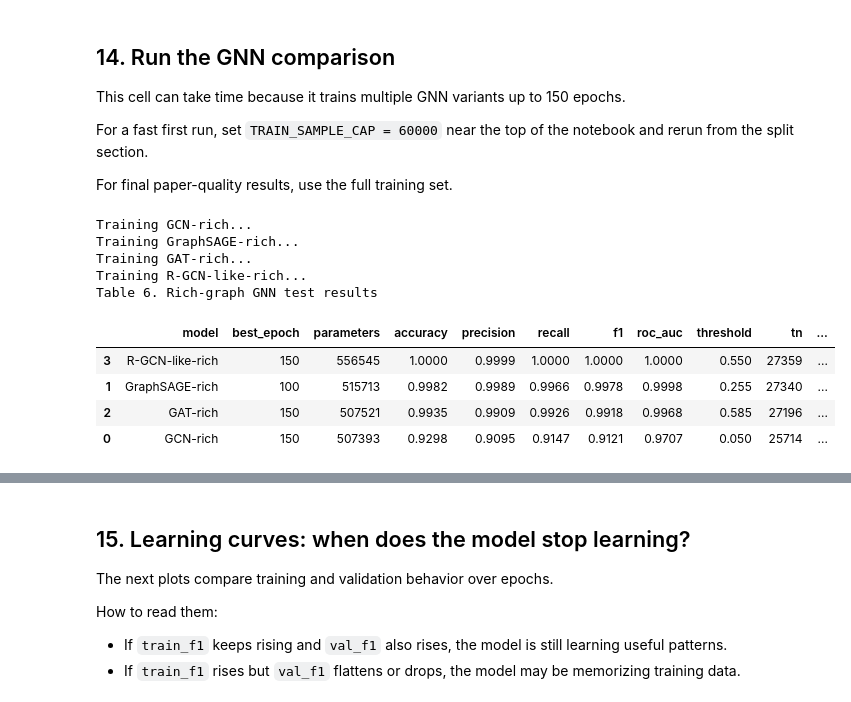
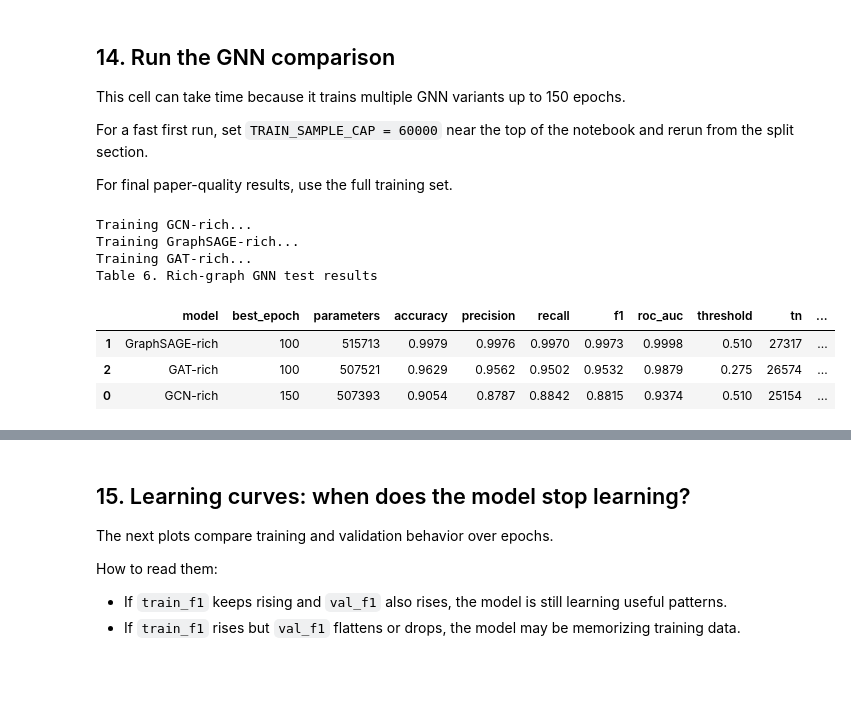
Before and after one commit to hectorcas13/iiot-intrusion-detection-gnn, a Jupyter notebook: notebooks/Rich Graph GNN Experiments.ipynb, the cells around one changed output, grey strips where cells are left out. Cells and saved outputs as stored; diff of their text form; code cells hidden in the pictures; blank space fills up the shorter version.

```diff
--- a/notebooks/Rich Graph GNN Experiments.ipynb
+++ b/notebooks/Rich Graph GNN Experiments.ipynb
@@ -654,6 +689,5 @@ We build:
 # %%
 A = np.zeros((n_nodes, n_nodes), dtype=np.float32)
-relation_adj = {rel: np.zeros((n_nodes, n_nodes), dtype=np.float32) for rel in RELATIONS}
 
 for (u, v, rel), weight in edge_counter.items():
     if u not in node_to_idx or v not in node_to_idx:
@@ -661,12 +695,8 @@ for (u, v, rel), weight in edge_counter.items():
     i, j = node_to_idx[u], node_to_idx[v]
     A[i, j] = 1.0
     A[j, i] = 1.0
-    relation_adj[rel][i, j] = 1.0
-    relation_adj[rel][j, i] = 1.0
 
 np.fill_diagonal(A, 1.0)
-for rel in RELATIONS:
-    np.fill_diagonal(relation_adj[rel], 1.0)
 
 # Normalized adjacency for GCN.
 deg = A.sum(axis=1)
@@ -675,15 +705,11 @@ A_norm = torch.tensor(D_inv_sqrt @ A @ D_inv_sqrt, dtype=torch.float32)
 
 # Mean adjacency for GraphSAGE.
 A_mean = torch.tensor(A / np.maximum(deg[:, None], 1e-8), dtype=torch.float32)
+
+# Boolean neighbor mask for GAT attention.
 A_mask = torch.tensor(A > 0, dtype=torch.bool)
 
-relation_norm = []
-for rel in RELATIONS:
-    R = relation_adj[rel]
-    rdeg = R.sum(axis=1)
-    relation_norm.append(torch.tensor(R / np.maximum(rdeg[:, None], 1e-8), dtype=torch.float32))
-
 print('Adjacency shape:', A_norm.shape)
-print('Relation matrices:', len(relation_norm))
+print('Graph edges represented:', int(A.sum() - n_nodes) // 2)
 # %% [output]
 Adjacency shape: torch.Size([7668, 7668])
@@ -1033,33 +1019,30 @@ For final paper-quality results, use the full training set.
 # %%
 gnn_variants = {
     'GCN-rich': lambda: GCNEncoder(n_nodes=n_nodes, hidden_dim=HIDDEN_DIM),
     'GraphSAGE-rich': lambda: GraphSAGEEncoder(n_nodes=n_nodes, hidden_dim=HIDDEN_DIM),
     'GAT-rich': lambda: GATEncoder(n_nodes=n_nodes, hidden_dim=HIDDEN_DIM),
-    'R-GCN-like-rich': lambda: RGCNLikeEncoder(n_nodes=n_nodes, hidden_dim=HIDDEN_DIM, n_relations=len(RELATIONS)),
 }
 
 all_history = []
 all_test_metrics = []
 
 for model_name, factory in gnn_variants.items():
     print(f'Training {model_name}...')
     history_df, test_metrics = train_gnn_variant(model_name, factory)
     all_history.append(history_df)
     all_test_metrics.append(test_metrics)
 
 history_df = pd.concat(all_history, ignore_index=True)
 gnn_results_df = pd.DataFrame(all_test_metrics)
 
 print('Table 6. Rich-graph GNN test results')
 display(gnn_results_df[['model', 'best_epoch', 'parameters', 'accuracy', 'precision', 'recall', 'f1', 'roc_auc', 'threshold', 'tn', 'fp', 'fn', 'tp']].sort_values('f1', ascending=False).round(4))
 # %% [output]
 Training GCN-rich...
 Training GraphSAGE-rich...
 Training GAT-rich...
-Training R-GCN-like-rich...
 Table 6. Rich-graph GNN test results
 |  | model | best_epoch | parameters | accuracy | precision | recall | f1 | roc_auc | threshold | tn | ... |
-| 3 | R-GCN-like-rich | 150 | 556545 | 1.0000 | 0.9999 | 1.0000 | 1.0000 | 1.0000 | 0.550 | 27359 | ... |
-| 1 | GraphSAGE-rich | 100 | 515713 | 0.9982 | 0.9989 | 0.9966 | 0.9978 | 0.9998 | 0.255 | 27340 | ... |
-| 2 | GAT-rich | 150 | 507521 | 0.9935 | 0.9909 | 0.9926 | 0.9918 | 0.9968 | 0.585 | 27196 | ... |
-| 0 | GCN-rich | 150 | 507393 | 0.9298 | 0.9095 | 0.9147 | 0.9121 | 0.9707 | 0.050 | 25714 | ... |
+| 1 | GraphSAGE-rich | 100 | 515713 | 0.9979 | 0.9976 | 0.9970 | 0.9973 | 0.9998 | 0.510 | 27317 | ... |
+| 2 | GAT-rich | 100 | 507521 | 0.9629 | 0.9562 | 0.9502 | 0.9532 | 0.9879 | 0.275 | 26574 | ... |
+| 0 | GCN-rich | 150 | 507393 | 0.9054 | 0.8787 | 0.8842 | 0.8815 | 0.9374 | 0.510 | 25154 | ... |
```
Also changed, not shown: parts of 22 cells of this notebook, 1 other file.
